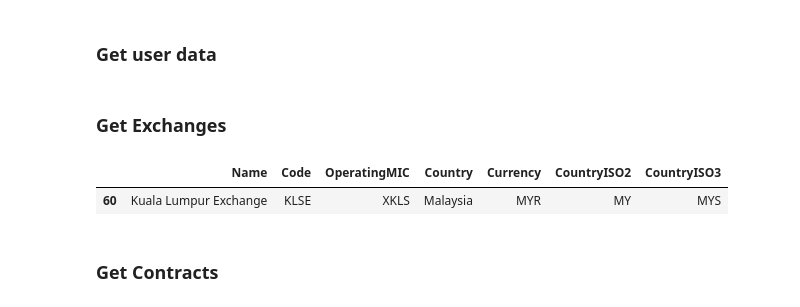
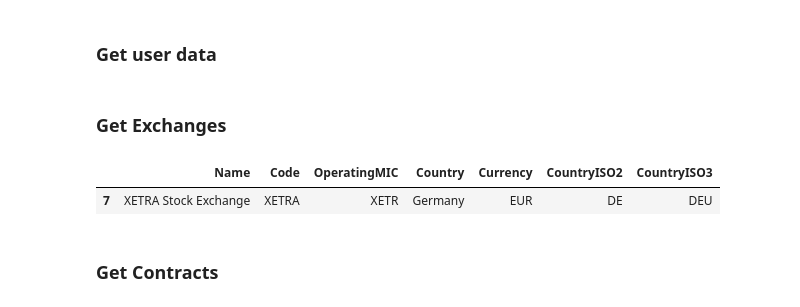
Before and after one commit to mcreutz/playground, a Jupyter notebook: finance/data_api/eodhd/eod_histo_data.ipynb, the cells around one changed output. Cells and saved outputs as stored; diff of their text form; code cells hidden in the pictures.

```diff
--- a/finance/data_api/eodhd/eod_histo_data.ipynb
+++ b/finance/data_api/eodhd/eod_histo_data.ipynb
@@ -20,10 +22,10 @@ data
 exchanges = pd.read_json(f"https://eodhistoricaldata.com/api/exchanges-list/?api_token={API_KEY}")
 # %%
 # exchanges[40:]
-exchanges[exchanges['Code'].str.contains('LSE')]
+exchanges[exchanges['Code'].str.contains('XE')]
 # %% [output]
 |  | Name | Code | OperatingMIC | Country | Currency | CountryISO2 | CountryISO3 |
-| 60 | Kuala Lumpur Exchange | KLSE | XKLS | Malaysia | MYR | MY | MYS |
+| 7 | XETRA Stock Exchange | XETRA | XETR | Germany | EUR | DE | DEU |
 # %% [markdown]
 ### Get Contracts
 # %%
```
Also changed, not shown: parts of 3 cells of this notebook.
